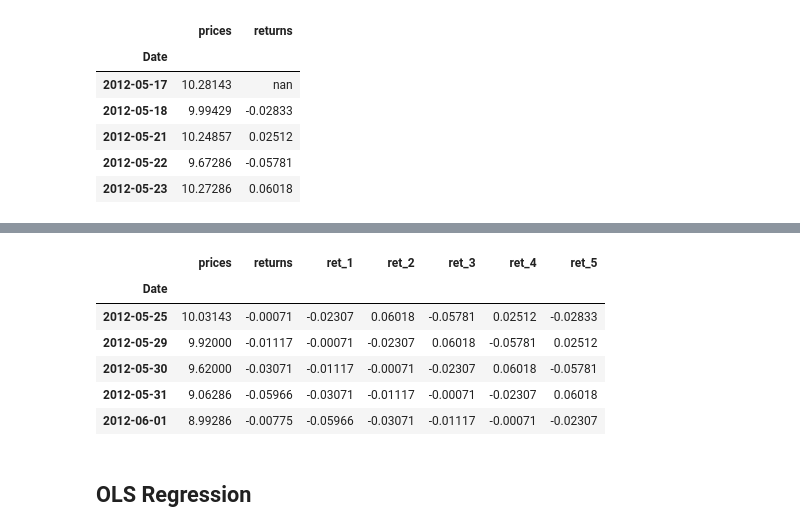
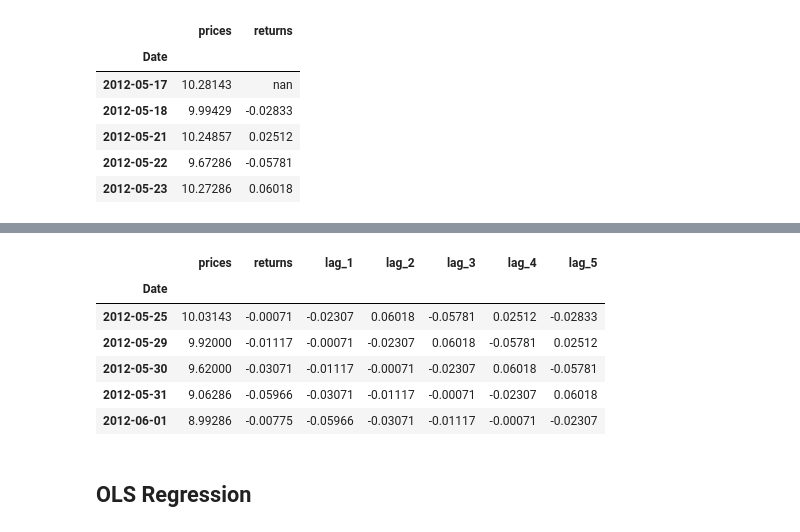
Before and after one commit to dacatay/time-series-analysis, a Jupyter notebook: 07_Stock_Market_Prediction.ipynb, the cells around one changed output, grey strips where cells are left out. Saved outputs shown, nothing was run; the diff lists cells and outputs as text; code cells hidden in the pictures.

```diff
--- a/07_Stock_Market_Prediction.ipynb
+++ b/07_Stock_Market_Prediction.ipynb
@@ -134,5 +144,5 @@ data.plot();
 # %% [output]
 [figure]
 # %%
-data['returns'] = np.log(data / data.shift(1))
+df['returns'] = np.log(df / df.shift(1))
 # %%
@@ -146,20 +156,20 @@ data.head()
 | 2012-05-22 | 9.67286 | -0.05781 |
 | 2012-05-23 | 10.27286 | 0.06018 |
 # %%
-def create_data_set(data, lags=1):
+def create_data_set(df, lags=1):
     """
     For given df transform into lagged dataset
     """
     cols = []
     for lag in range(1, lags+1):
         col = 'lag_%d' % lag
-        data[col] = data['returns'].shift(lag)
+        df[col] = df['returns'].shift(lag)
         cols.append(col)
 
-    return data, cols
+    return df, cols
 # %%
 # define lags
 lags=5
 
 # create new data
-data, cols = create_data_set(data, lags=lags)
+df, cols = create_data_set(df, lags=lags)
@@ -170,9 +191,9 @@ data.head(10)
 # %%
-data.dropna(inplace=True)
+df.dropna(inplace=True)
 # %%
-data.head()
+df.head()
 # %% [output]
-|  | prices | returns | ret_1 | ret_2 | ret_3 | ret_4 | ret_5 |
+|  | prices | returns | lag_1 | lag_2 | lag_3 | lag_4 | lag_5 |
 | Date |  |  |  |  |  |  |  |
 | 2012-05-25 | 10.03143 | -0.00071 | -0.02307 | 0.06018 | -0.05781 | 0.02512 | -0.02833 |
 | 2012-05-29 | 9.92000 | -0.01117 | -0.00071 | -0.02307 | 0.06018 | -0.05781 | 0.02512 |
```
Also changed, not shown: parts of 37 cells of this notebook, 8 other files.
